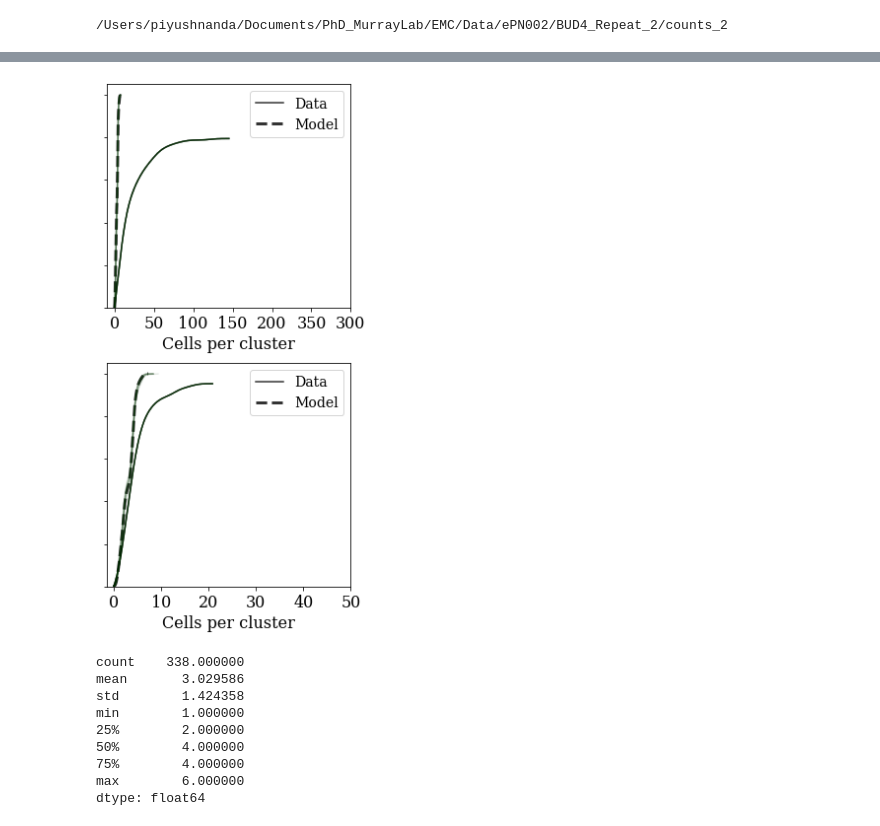
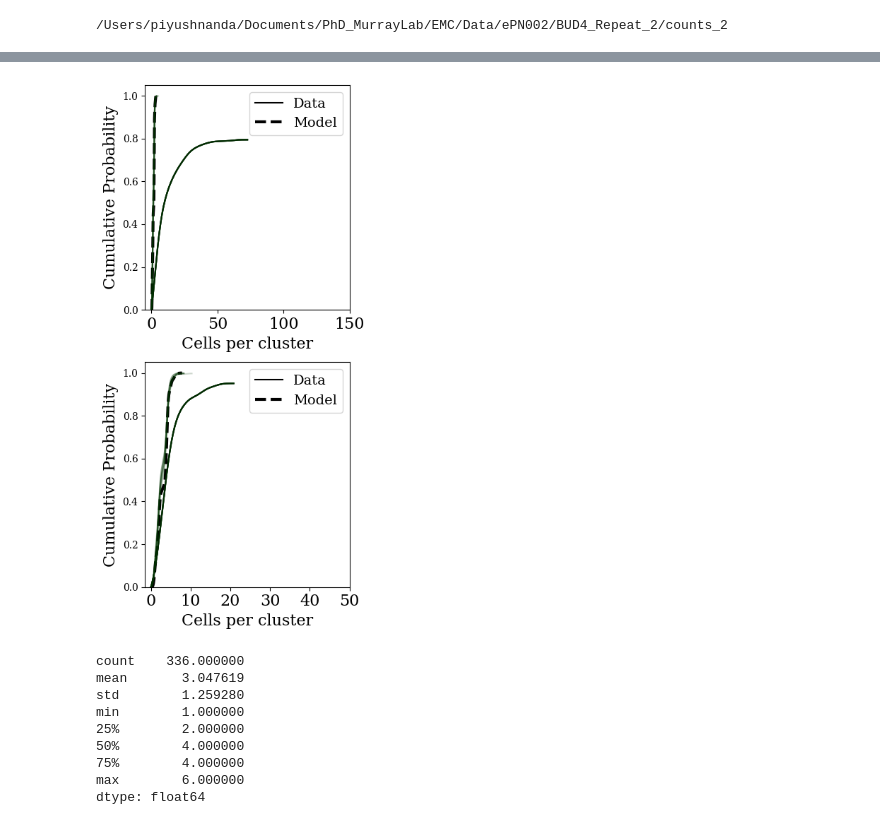
Before and after one commit to piyushnanda-sysbio/MulticellularDynamics_Nanda_et_al_2023, a Jupyter notebook: Figure_2/1bcluster_formation_and_splitting_dynamics_model1b.ipynb, the cells around one changed output, grey strips where cells are left out. Saved outputs shown, nothing was run; the diff lists cells and outputs as text; code cells hidden in the pictures.

```diff
--- a/Figure_2/1bcluster_formation_and_splitting_dynamics_model1b.ipynb
+++ b/Figure_2/1bcluster_formation_and_splitting_dynamics_model1b.ipynb
@@ -92,6 +92,11 @@ def break_cluster(t,max_node):
     global g
     cluster_counter=0
     degree_list=[]
+
+    for e in g.edges():
+        if(t>=g.edges[e[0],e[1]]['t_break'] and (g.edges[e[0],e[1]]['break']!=0)):
+            g.edges[e[0],e[1]]['break']=0
+
 
     node_list=[node for node in g.nodes()]
     for node in node_list:
@@ -157,7 +162,7 @@ for f in files:
 %matplotlib inline
 
 kn=[8,5]
-gr=[3.,3.]
+gr=[3.2,3.2]
 be=['0','7.5']
 xlim=[400,50]
 bins=[50,50]
@@ -167,15 +172,15 @@ t=['BUD4OFF','BUD4ON']
 
 # np.random.seed(50)
 for i in range(2):
-    sim_time=int(gr[i]*10)
+    sim_time=int(gr[i]*13)
     kissing_no=kn[i]
-    mean_breaking_time=50
+    mean_breaking_time=300
     doubling_time=gr[i]
     repeats=10
     g=clust_form_and_break(sim_time,kissing_no,mean_breaking_time,doubling_time)
-    sns.kdeplot(count_data[be[i]],color=(0,0.0,0.0,0.8),clip=(0,xlim[i]),ax=ax[i],cumulative=True)
-    sns.kdeplot(np.array(count_freq(g)),color=(0,0.0,0.0,0.8),clip=(0,xlim[i]),ax=ax[i],linestyle='--',linewidth=3,cumulative=True)
-    ax[i].set_yticklabels([])
+    sns.kdeplot(count_data[be[i]],color=(0,0.0,0.0,0.8),clip=(0,xlim[i]),ax=ax[i],cumulative=True,alpha=1)
+    sns.kdeplot(np.array(count_freq(g)),color=(0,0.0,0.0,0.8),clip=(0,xlim[i]),ax=ax[i],linestyle='--',linewidth=3,cumulative=True,alpha=1)
+    # ax[i].set_yticklabels([])
     ax[i].set_ylabel('')
     ax[0].legend(['Data','Model'],fontsize=14)
     ax[1].legend(['Data','Model'],fontsize=14)
@@ -187,10 +192,10 @@ for i in range(2):
         doubling_time=gr[i]
         repeats=10
         g=clust_form_and_break(sim_time,kissing_no,mean_breaking_time,doubling_time)
-        sns.kdeplot(count_data[be[i]],color=(0,0.2,0.0,0.1),clip=(0,xlim[i]),ax=ax[i],cumulative=True)
-        sns.kdeplot(np.array(count_freq(g)),color=(0,0.2,0.0,0.1),clip=(0,xlim[i]),ax=ax[i],cumulative=True)
-        ax[i].set_yticklabels([])
-        ax[i].set_ylabel('')
+        sns.kdeplot(count_data[be[i]],color=(0,0.2,0.0,0.1),clip=(0,xlim[i]),ax=ax[i],cumulative=True,alpha=0.2)
+        sns.kdeplot(np.array(count_freq(g)),color=(0,0.2,0.0,0.1),clip=(0,xlim[i]),ax=ax[i],cumulative=True,alpha=0.2)
+        # ax[i].set_yticklabels([])
+        ax[i].set_ylabel('Cumulative Probability',fontsize=16)
         ax[0].set_xlabel('')
 ax[0].set_xlabel('')
 # ax[0].set_title('SA',fontsize=20)
@@ -205,5 +210,5 @@ ax[1].set_xlabel('Cells per cluster',fontsize=16)
 
 fig.tight_layout()
 
-fig.savefig('/Users/piyushnanda/Documents/PhD_MurrayLab/EMC/Figures/Final/Model1A_Results.jpg',dpi=600)
+# fig.savefig('/Users/piyushnanda/Documents/PhD_MurrayLab/EMC/Figures/Final/Model1B_Results_yaxis.png',dpi=600)
 # %% [output]
@@ -212,11 +217,11 @@ Wall time: 3.79 s
-[figure, old version]
+[figure, new version]
 # %%
-g=clust_form_and_break(30,8,10,3)
+g=clust_form_and_break(10,8,10,1)
 pd.Series(count_freq(g)).describe()
 # %% [output]
-count    338.000000
-mean       3.029586
-std        1.424358
+count    336.000000
+mean       3.047619
+std        1.259280
 min        1.000000
 25%        2.000000
 50%        4.000000
```
Also changed, not shown: parts of 1 cell of this notebook, 5 other files.
